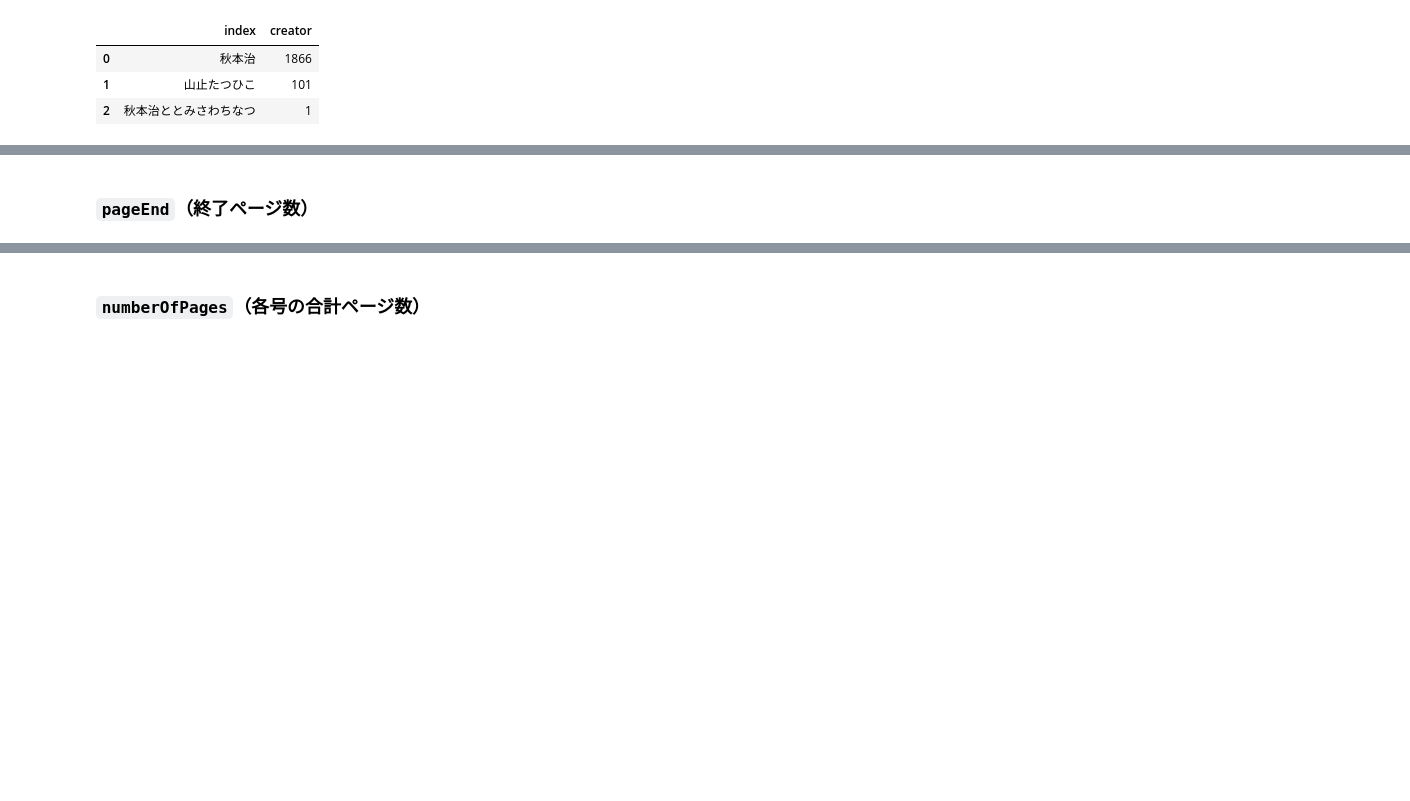
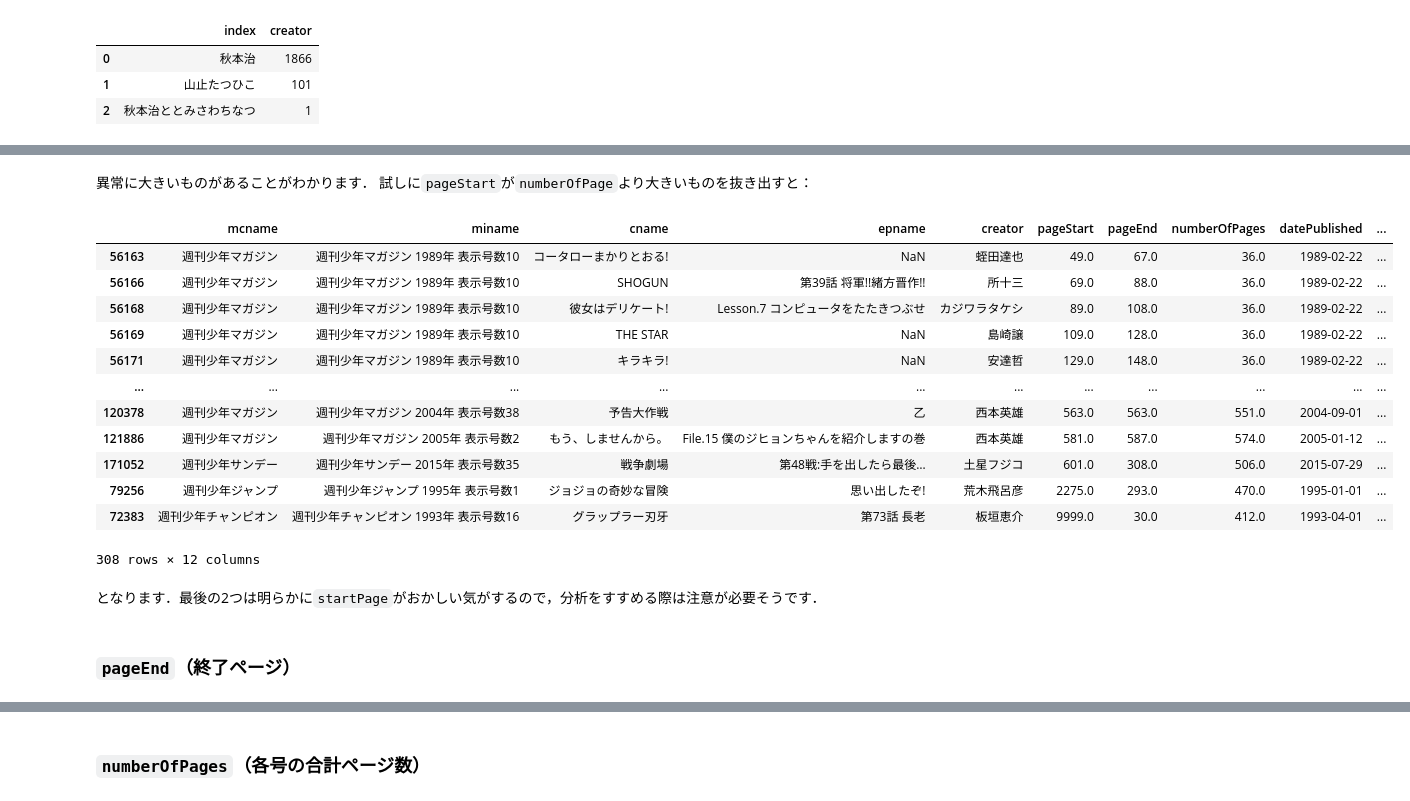
Before and after one commit to kakeami/viz-madb, a Jupyter notebook: _sources/eda/eda.ipynb, the cells around one changed output, grey strips where cells are left out. Cells and saved outputs as stored; diff of their text form; code cells hidden in the pictures; blank space fills up the shorter version.

```diff
--- a/_sources/eda/eda.ipynb
+++ b/_sources/eda/eda.ipynb
@@ -322,2 +337,23 @@ df[df['cname']=='こちら葛飾区亀有公園前派出所']['creator'].value_c
+# %% [markdown]
+異常に大きいものがあることがわかります．
+試しに`pageStart`が`numberOfPage`より大きいものを抜き出すと：
+# %%
+df[df['pageStart'] > df['numberOfPages']].sort_values('pageStart')
+# %% [output]
+|  | mcname | miname | cname | epname | creator | pageStart | pageEnd | numberOfPages | datePublished | ... |
+| 56163 | 週刊少年マガジン | 週刊少年マガジン 1989年 表示号数10 | コータローまかりとおる! | NaN | 蛭田達也 | 49.0 | 67.0 | 36.0 | 1989-02-22 | ... |
+| 56166 | 週刊少年マガジン | 週刊少年マガジン 1989年 表示号数10 | SHOGUN | 第39話 将軍!!緒方晋作!! | 所十三 | 69.0 | 88.0 | 36.0 | 1989-02-22 | ... |
+| 56168 | 週刊少年マガジン | 週刊少年マガジン 1989年 表示号数10 | 彼女はデリケート! | Lesson.7 コンピュータをたたきつぶせ | カジワラタケシ | 89.0 | 108.0 | 36.0 | 1989-02-22 | ... |
+| 56169 | 週刊少年マガジン | 週刊少年マガジン 1989年 表示号数10 | THE STAR | NaN | 島崎譲 | 109.0 | 128.0 | 36.0 | 1989-02-22 | ... |
+| 56171 | 週刊少年マガジン | 週刊少年マガジン 1989年 表示号数10 | キラキラ! | NaN | 安達哲 | 129.0 | 148.0 | 36.0 | 1989-02-22 | ... |
+| ... | ... | ... | ... | ... | ... | ... | ... | ... | ... | ... |
+| 120378 | 週刊少年マガジン | 週刊少年マガジン 2004年 表示号数38 | 予告大作戦 | 乙 | 西本英雄 | 563.0 | 563.0 | 551.0 | 2004-09-01 | ... |
+| 121886 | 週刊少年マガジン | 週刊少年マガジン 2005年 表示号数2 | もう、しませんから。 | File.15 僕のジヒョンちゃんを紹介しますの巻 | 西本英雄 | 581.0 | 587.0 | 574.0 | 2005-01-12 | ... |
+| 171052 | 週刊少年サンデー | 週刊少年サンデー 2015年 表示号数35 | 戦争劇場 | 第48戦:手を出したら最後… | 土星フジコ | 601.0 | 308.0 | 506.0 | 2015-07-29 | ... |
+| 79256 | 週刊少年ジャンプ | 週刊少年ジャンプ 1995年 表示号数1 | ジョジョの奇妙な冒険 | 思い出したぞ! | 荒木飛呂彦 | 2275.0 | 293.0 | 470.0 | 1995-01-01 | ... |
+| 72383 | 週刊少年チャンピオン | 週刊少年チャンピオン 1993年 表示号数16 | グラップラー刃牙 | 第73話 長老 | 板垣恵介 | 9999.0 | 30.0 | 412.0 | 1993-04-01 | ... |
+308 rows × 12 columns
+# %% [markdown]
+となります．最後の2つは明らかに`startPage`がおかしい気がするので，分析をすすめる際は注意が必要そうです．
 # %% [markdown]
-### `pageEnd`（終了ページ数）
+### `pageEnd`（終了ページ）
```
Also changed, not shown: parts of 9 cells of this notebook, 2 other files.
